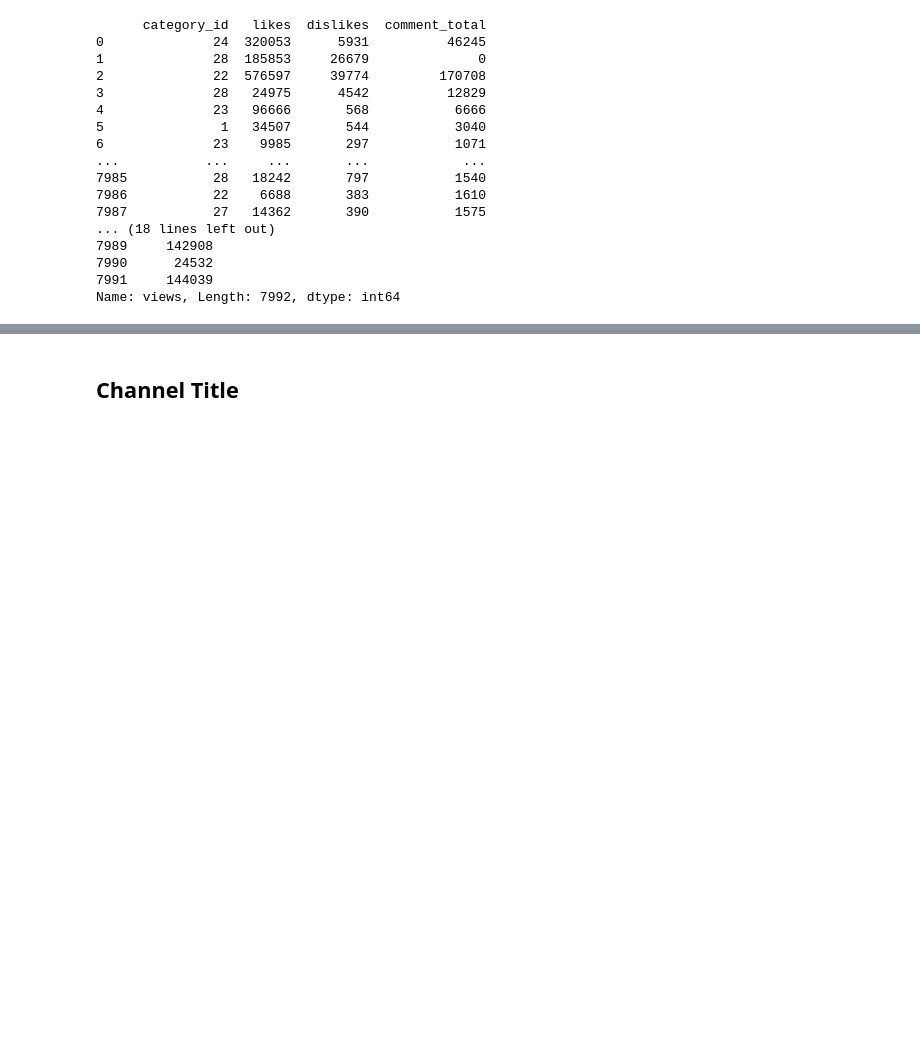
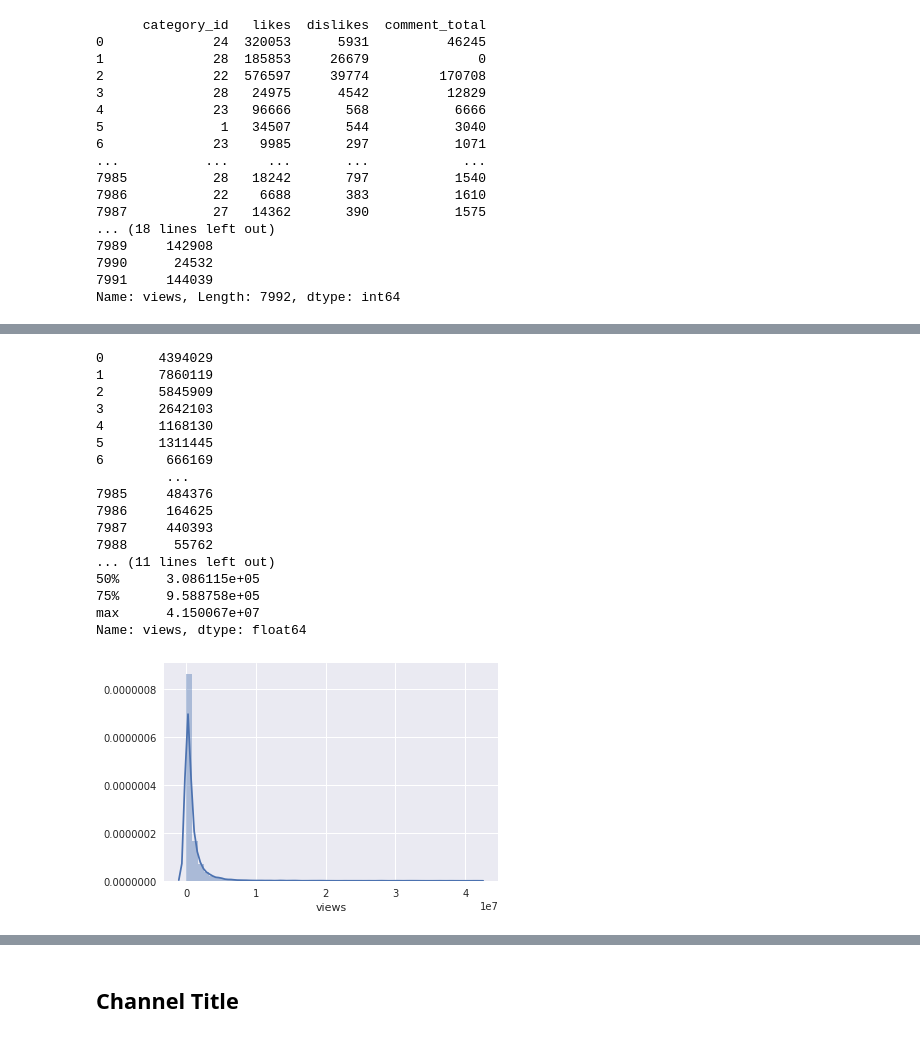
Before and after one commit to VladimirAnaniev/Machine-Learning, a Jupyter notebook: Youtube/Exploration.ipynb, the cells around one changed output, grey strips where cells are left out. Cells and saved outputs as stored; diff of their text form; code cells hidden in the pictures; blank space fills up the shorter version.

Commit message:
Youtube baseline model and views diagrams

```diff
--- a/Youtube/Exploration.ipynb
+++ b/Youtube/Exploration.ipynb
@@ -2,10 +7,12 @@
 import numpy as np
 import pandas as pd
 import matplotlib.pyplot as plt
+import seaborn as sns
 import mglearn
 import warnings
 
 warnings.filterwarnings(action='ignore', module='scipy', message='^internal gelsd')
 pd.options.display.max_rows = 15
+sns.set()
 
 %matplotlib inline
@@ -115,0 +201,31 @@ test score:  0.651118174035
+# %%
+views = videos.views
+
+def printCol(col):
+    print(col)
+    print("-----------------------")
+    print("-----------------------")
+    print(col.describe())
+
+printCol(views)
+
+sns.distplot(views);
+# %% [output]
+0       4394029
+1       7860119
+2       5845909
+3       2642103
+4       1168130
+5       1311445
+6        666169
+         ...
+7985     484376
+7986     164625
+7987     440393
+7988      55762
+... (11 lines left out)
+50%      3.086115e+05
+75%      9.588758e+05
+max      4.150067e+07
+Name: views, dtype: float64
+[figure, added]
```
Also changed, not shown: parts of 32 cells of this notebook.
